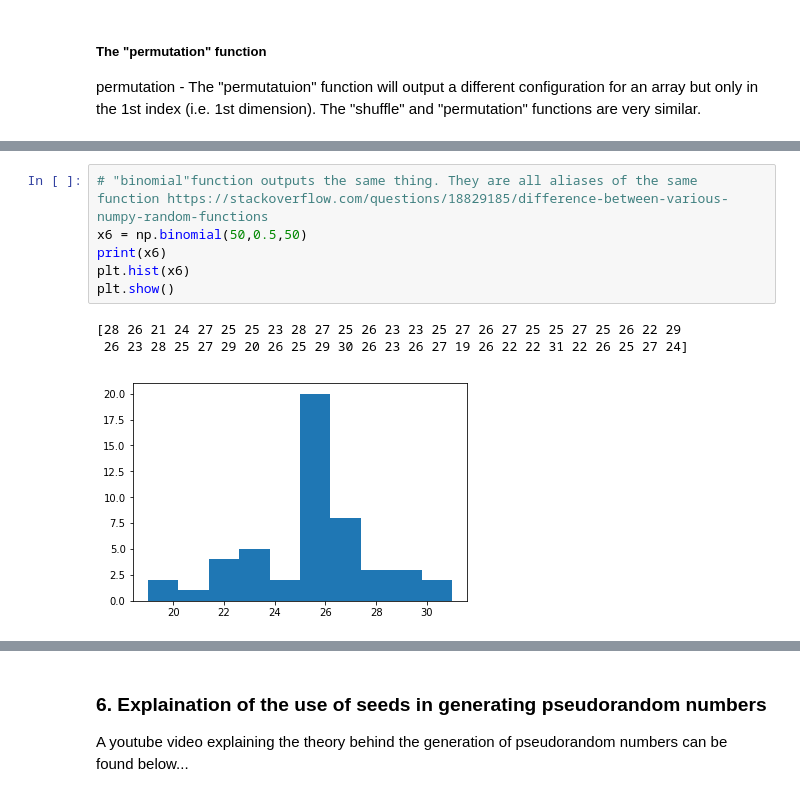
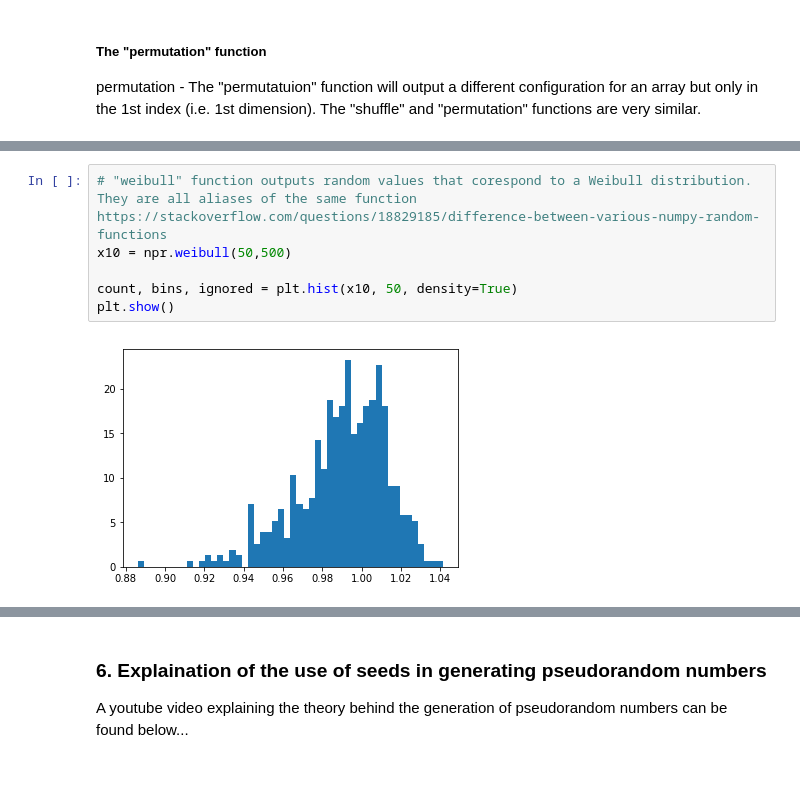
Before and after one commit to G00364756/52465---Programming-for-Data-Analysis---Assignments, a Jupyter notebook: Numpy Investigation.ipynb, the cells around one changed output, grey strips where cells are left out. Cells and saved outputs as stored; diff of their text form.

Commit message:
5 distributions - plots, explaination of functions

```diff
--- a/Numpy Investigation.ipynb
+++ b/Numpy Investigation.ipynb
@@ -231,10 +309,8 @@ The 5 distributions selected for demonstration are:
 # %%
-# "binomial"function outputs the same thing. They are all aliases of the same function https://stackoverflow.com/questions/18829185/difference-between-various-numpy-random-functions
-x6 = np.binomial(50,0.5,50)
-print(x6)
-plt.hist(x6)
+# "weibull" function outputs random values that corespond to a Weibull distribution. They are all aliases of the same function https://stackoverflow.com/questions/18829185/difference-between-various-numpy-random-functions
+x10 = npr.weibull(50,500)
+
+count, bins, ignored = plt.hist(x10, 50, density=True)
 plt.show()
 # %% [output]
-[28 26 21 24 27 25 25 23 28 27 25 26 23 23 25 27 26 27 25 25 27 25 26 22 29
- 26 23 28 25 27 29 20 26 25 29 30 26 23 26 27 19 26 22 22 31 22 26 25 27 24]
-[figure, old version]
+[figure, new version]
```
Also changed, not shown: parts of 26 cells of this notebook.
